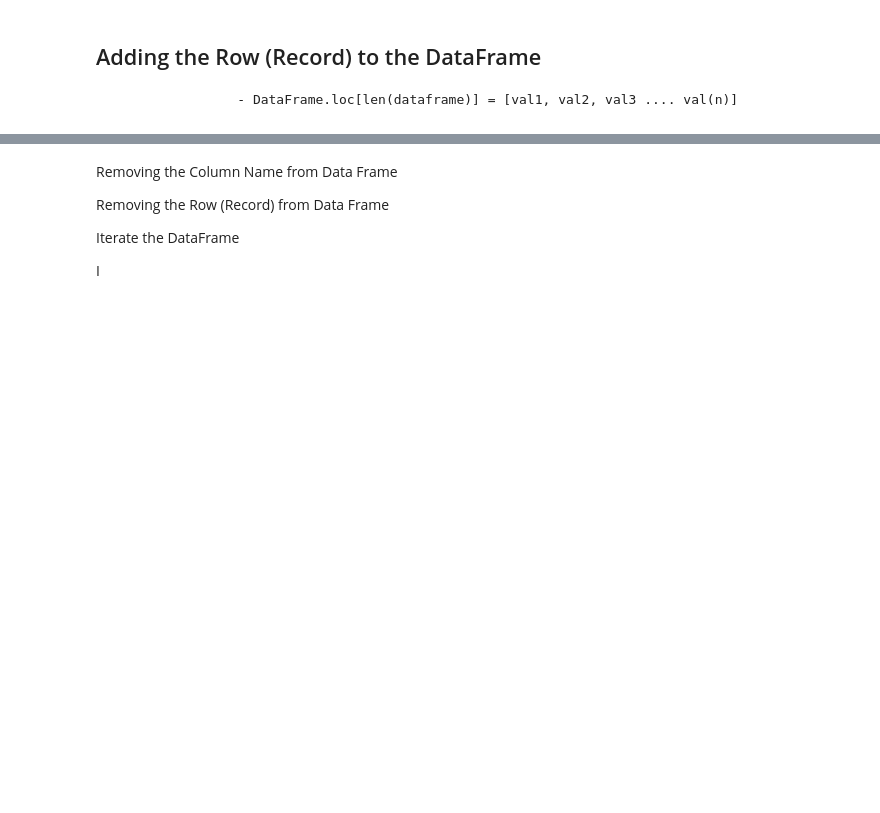
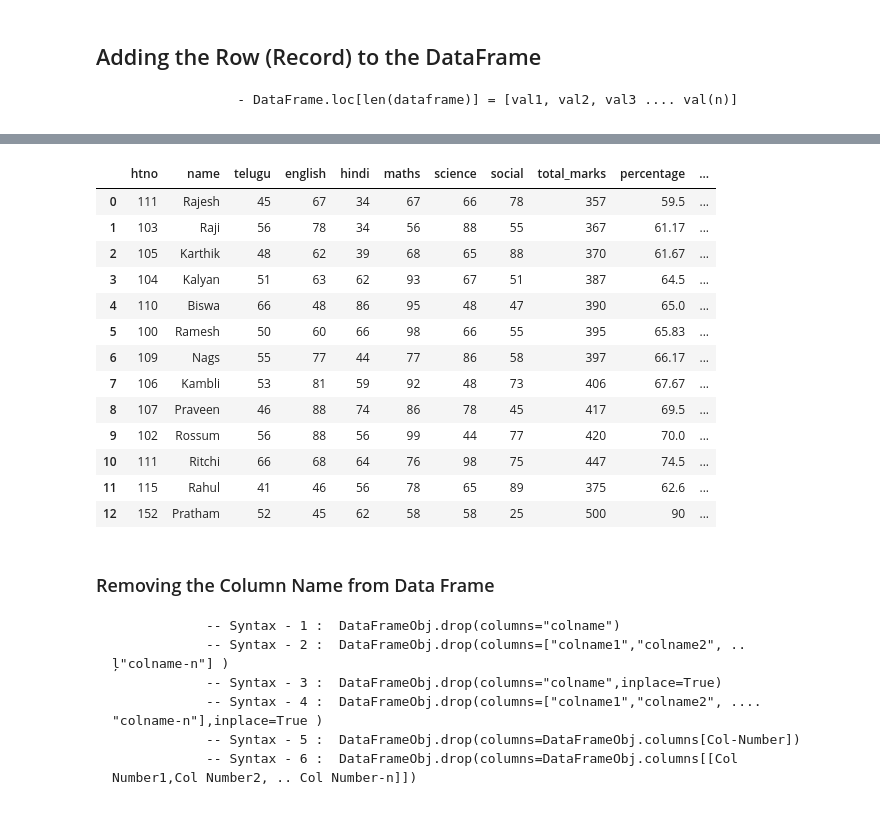
Before and after one commit to PrathamIngole/Data-Science, a Jupyter notebook: pandas/DataFrame/Dataframes.ipynb, the cells around one changed output, grey strips where cells are left out. Drawn from its saved outputs; the diff is of its cells as text; code cells hidden in the pictures; blank space fills up the shorter version.

```diff
--- a/pandas/DataFrame/Dataframes.ipynb
+++ b/pandas/DataFrame/Dataframes.ipynb
@@ -1234,9 +1235,32 @@ students
+# %%
+ip = [input(f"enter {i} : ") for i in students.columns]
+# %%
+students.loc[len(students)] = ip
+# %%
+students
+# %% [output]
+|  | htno | name | telugu | english | hindi | maths | science | social | total_marks | percentage | ... |
+| 0 | 111 | Rajesh | 45 | 67 | 34 | 67 | 66 | 78 | 357 | 59.5 | ... |
+| 1 | 103 | Raji | 56 | 78 | 34 | 56 | 88 | 55 | 367 | 61.17 | ... |
+| 2 | 105 | Karthik | 48 | 62 | 39 | 68 | 65 | 88 | 370 | 61.67 | ... |
+| 3 | 104 | Kalyan | 51 | 63 | 62 | 93 | 67 | 51 | 387 | 64.5 | ... |
+| 4 | 110 | Biswa | 66 | 48 | 86 | 95 | 48 | 47 | 390 | 65.0 | ... |
+| 5 | 100 | Ramesh | 50 | 60 | 66 | 98 | 66 | 55 | 395 | 65.83 | ... |
+| 6 | 109 | Nags | 55 | 77 | 44 | 77 | 86 | 58 | 397 | 66.17 | ... |
+| 7 | 106 | Kambli | 53 | 81 | 59 | 92 | 48 | 73 | 406 | 67.67 | ... |
+| 8 | 107 | Praveen | 46 | 88 | 74 | 86 | 78 | 45 | 417 | 69.5 | ... |
+| 9 | 102 | Rossum | 56 | 88 | 56 | 99 | 44 | 77 | 420 | 70.0 | ... |
+| 10 | 111 | Ritchi | 66 | 68 | 64 | 76 | 98 | 75 | 447 | 74.5 | ... |
+| 11 | 115 | Rahul | 41 | 46 | 56 | 78 | 65 | 89 | 375 | 62.6 | ... |
+| 12 | 152 | Pratham | 52 | 45 | 62 | 58 | 58 | 25 | 500 | 90 | ... |
 # %% [markdown]
 
-Removing the Column Name from Data Frame
+### Removing the Column Name from Data Frame
 
-Removing the Row (Record) from Data Frame
 
-Iterate the DataFrame
-
-I
+                -- Syntax - 1 :  DataFrameObj.drop(columns="colname")
+                -- Syntax - 2 :  DataFrameObj.drop(columns=["colname1","colname2", .. ļ"colname-n"] )
+                -- Syntax - 3 :  DataFrameObj.drop(columns="colname",inplace=True)
+                -- Syntax - 4 :  DataFrameObj.drop(columns=["colname1","colname2", .... "colname-n"],inplace=True )
+                -- Syntax - 5 :  DataFrameObj.drop(columns=DataFrameObj.columns[Col-Number])
+                -- Syntax - 6 :  DataFrameObj.drop(columns=DataFrameObj.columns[[Col Number1,Col Number2, .. Col Number-n]])
```
Also changed, not shown: parts of 44 cells of this notebook, 19 other files.
